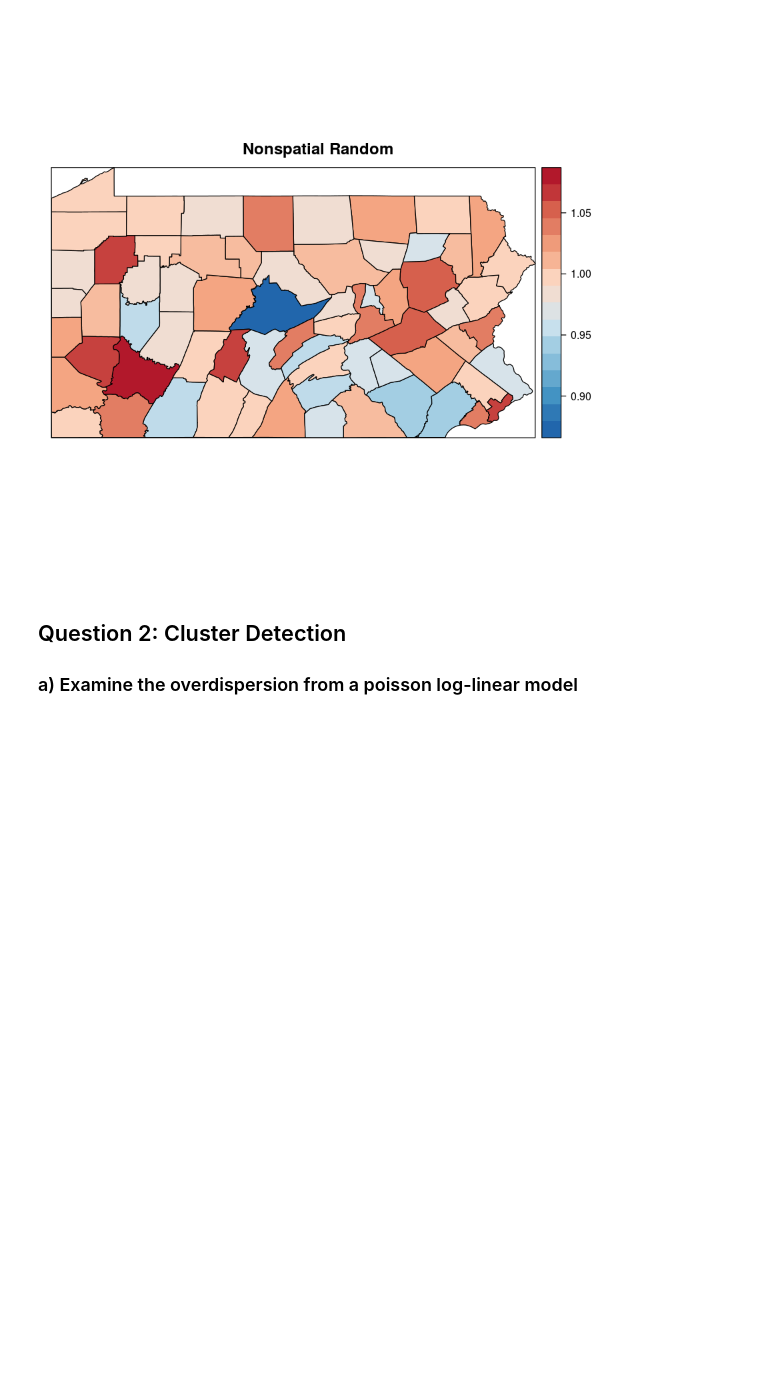
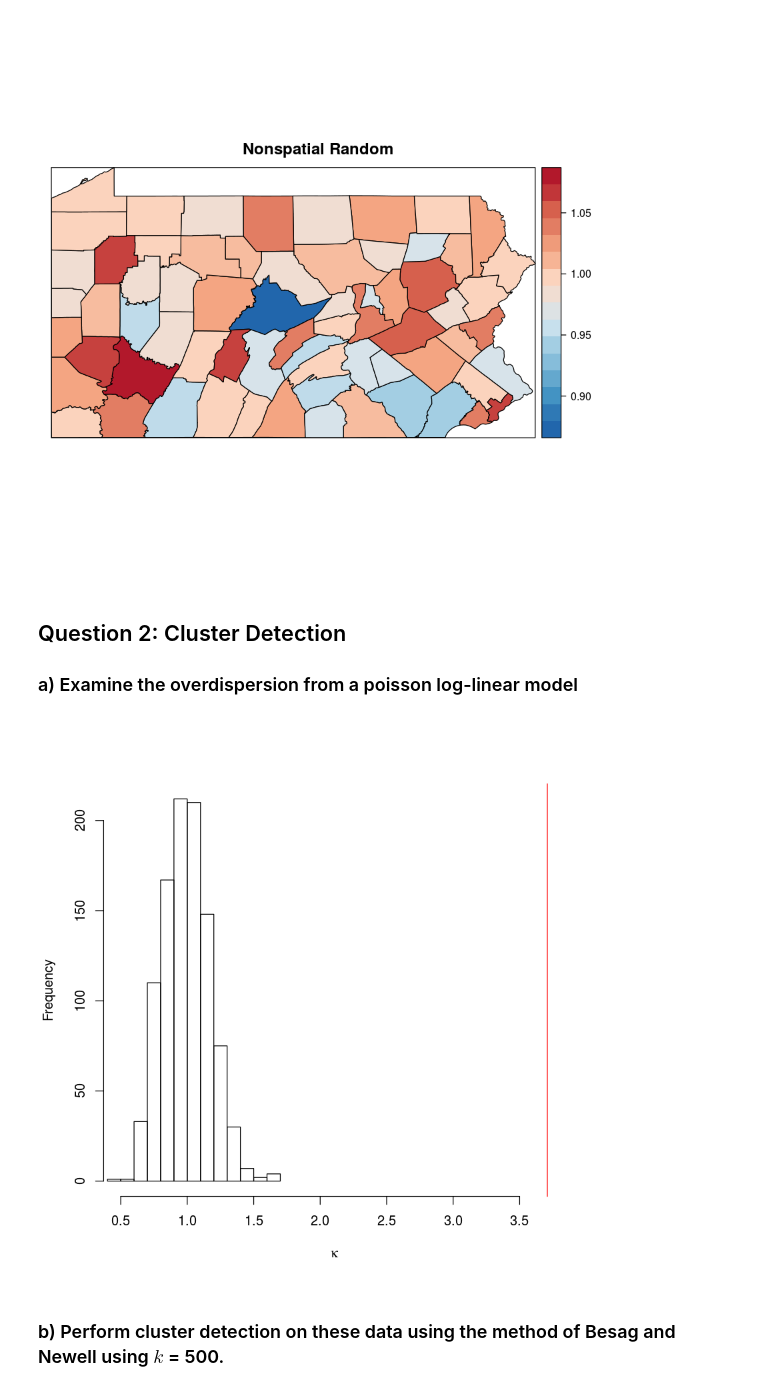
Before and after one commit to nmmarquez/spatial_epi, a Jupyter notebook: homework/hw3/hw3.ipynb, the cells around one changed output. Cells and saved outputs as stored; diff of their text form; code cells hidden in the pictures; blank space fills up the shorter version.

```diff
--- a/homework/hw3/hw3.ipynb
+++ b/homework/hw3/hw3.ipynb
@@ -155,3 +159,24 @@ spplot(penn2, "nonspatial_random", main="Nonspatial Random",
 ## Question 2: Cluster Detection
 
 ### a) Examine the overdispersion from a poisson log-linear model
+# %%
+kappaval <- function(Y, fitted, df) {
+    sum((Y - fitted)^2/fitted)/df
+}
+
+kappaest <- kappaval(penn.dat$Observed, lm$fitted.values, lm$df.residual)
+nMC <- 1000
+ncts <- nrow(penn.dat)
+yMC <- matrix(rpois(n = nMC * ncts, lambda = penn.dat$Expected), nrow = ncts, ncol = nMC)
+kappaMC <- NULL
+for (i in 1:nMC) {
+    modMC <- glm(yMC[, i] ~ 1, offset = log(penn.dat$Expected),family = "quasipoisson")
+    kappaMC[i] <- kappaval(yMC[, i], modMC$fitted, modMC$df.resid)
+}
+# %%
+hist(kappaMC, xlim = c(min(kappaMC),max(kappaMC, kappaest)), main = "", xlab = expression(kappa))
+abline(v = kappaest, col = "red")
+# %% [output]
+[figure, added]
+# %% [markdown]
+### b) Perform cluster detection on these data using the method of Besag and Newell using $k$ = 500.
```
Also changed, not shown: parts of 11 cells of this notebook, 1 other file.
